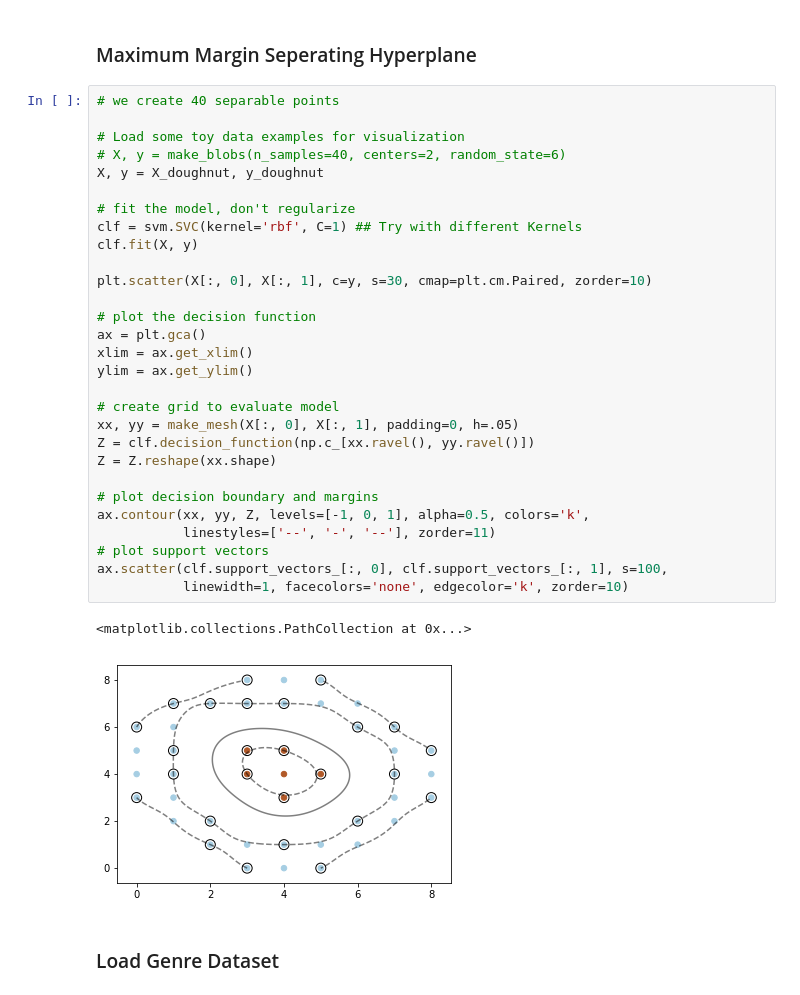
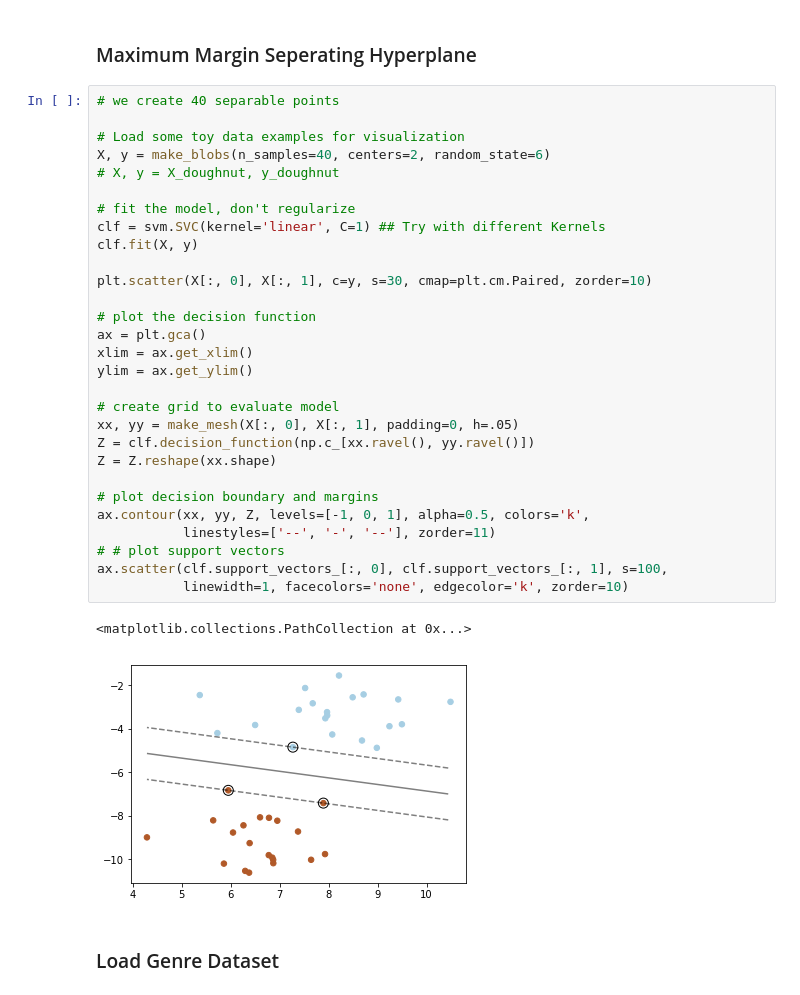
Before and after one commit to davidsjohnson/SENG474, a Jupyter notebook: SVM.ipynb, the cells around one changed output. Saved outputs shown, nothing was run; the diff lists cells and outputs as text.

```diff
--- a/SVM.ipynb
+++ b/SVM.ipynb
@@ -54,35 +56,35 @@ y_test_doughnut = np.array([0, 1, 1, 0, 0, 0, 0, 0])
 # %%
 # we create 40 separable points
 
 # Load some toy data examples for visualization
-# X, y = make_blobs(n_samples=40, centers=2, random_state=6)
-X, y = X_doughnut, y_doughnut
+X, y = make_blobs(n_samples=40, centers=2, random_state=6)
+# X, y = X_doughnut, y_doughnut
 
 # fit the model, don't regularize
-clf = svm.SVC(kernel='rbf', C=1) ## Try with different Kernels
+clf = svm.SVC(kernel='linear', C=1) ## Try with different Kernels
 clf.fit(X, y)
 
 plt.scatter(X[:, 0], X[:, 1], c=y, s=30, cmap=plt.cm.Paired, zorder=10)
 
 # plot the decision function
 ax = plt.gca()
 xlim = ax.get_xlim()
 ylim = ax.get_ylim()
 
 # create grid to evaluate model
 xx, yy = make_mesh(X[:, 0], X[:, 1], padding=0, h=.05)
 Z = clf.decision_function(np.c_[xx.ravel(), yy.ravel()])
 Z = Z.reshape(xx.shape)
 
 # plot decision boundary and margins
 ax.contour(xx, yy, Z, levels=[-1, 0, 1], alpha=0.5, colors='k',
            linestyles=['--', '-', '--'], zorder=11)
-# plot support vectors
+# # plot support vectors
 ax.scatter(clf.support_vectors_[:, 0], clf.support_vectors_[:, 1], s=100,
            linewidth=1, facecolors='none', edgecolor='k', zorder=10)
 # %% [output]
 <matplotlib.collections.PathCollection at 0x...>
-[figure, old version]
+[figure, new version]
 # %% [markdown]
 ### Load Genre Dataset
 # %%
```
Also changed, not shown: parts of 3 cells of this notebook.
